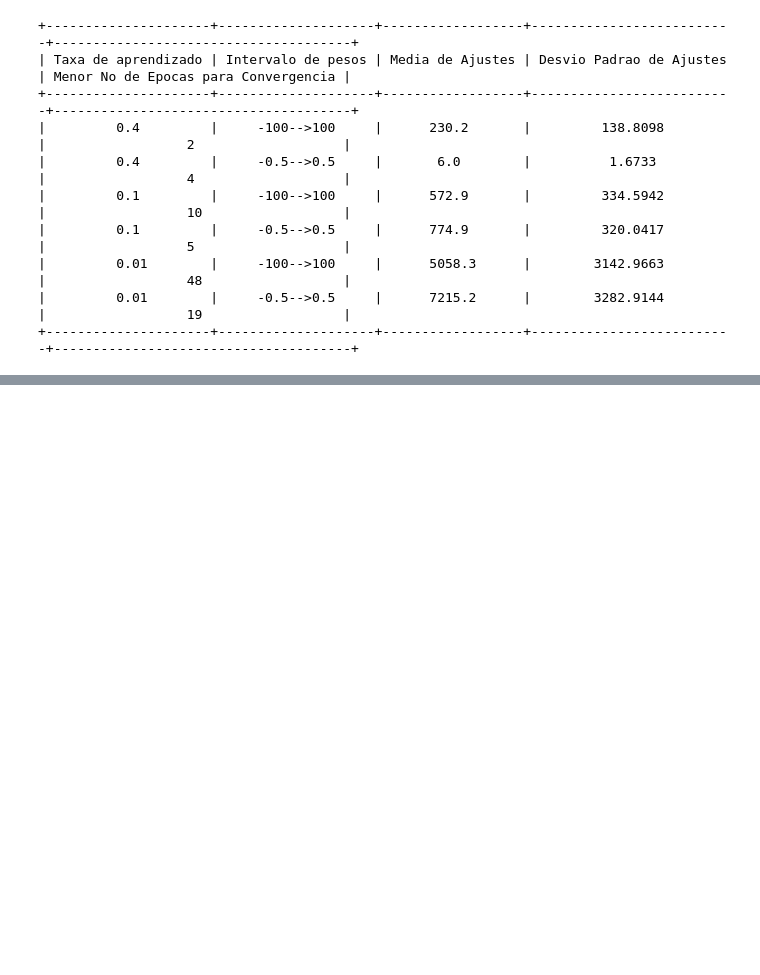
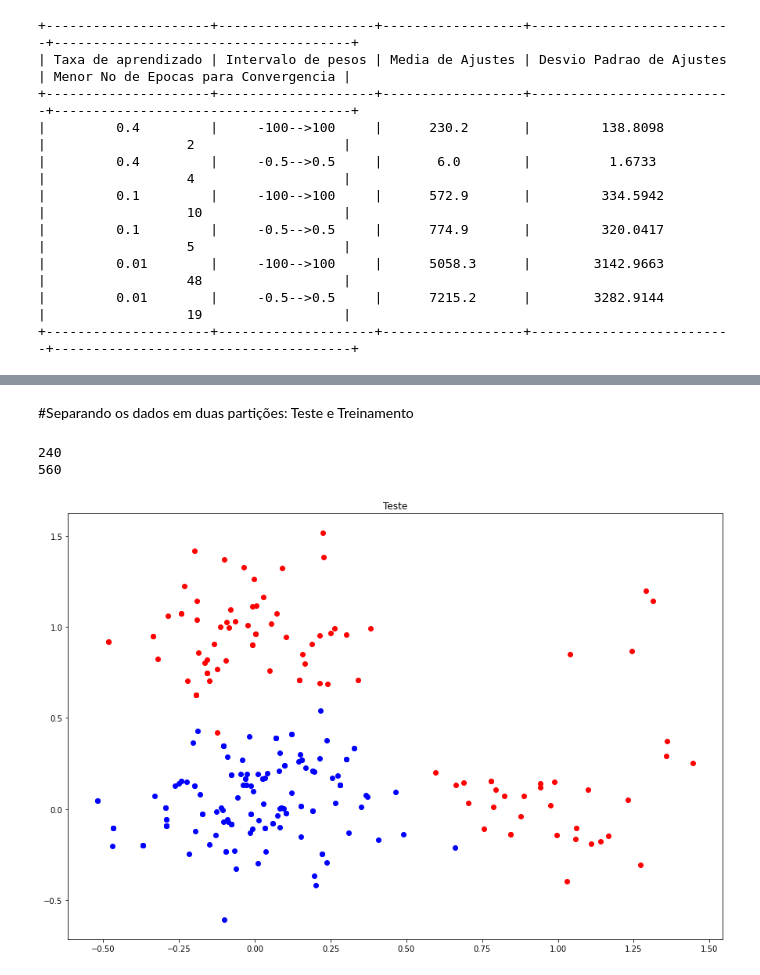
Before and after one commit to AllanHigorLP/Atividade_avaliativa-2.1-RNA, a Jupyter notebook: Atividade_2_1_RNA.ipynb, the cells around one changed output, grey strips where cells are left out. Saved outputs shown, nothing was run; the diff lists cells and outputs as text; code cells hidden in the pictures; blank space fills up the shorter version.

```diff
--- a/Atividade_2_1_RNA.ipynb
+++ b/Atividade_2_1_RNA.ipynb
@@ -862,0 +916,40 @@ print (x)
+# %% [markdown]
+#Separando os dados em duas partições: Teste e Treinamento
+# %%
+from sklearn.model_selection import train_test_split
+import numpy
+import random
+random.shuffle(dataHoldout)
+
+X = dataHoldout[: , :2]
+y = dataHoldout[:,2:]
+
+X_train = X[:int(len(X)*0.7)]
+X_test = X[int(len(X)*0.7):]
+
+y_train = y[:int(len(y)*0.7)]
+y_test = y[int(len(y)*0.7):]
+# %% [output]
+240
+560
+# %%
+x_classe0 = []
+y_classe0 = []
+x_classe1 = []
+y_classe1 = []
+
+plt.figure(figsize=(15,10))
+for example in x_train:
+    if example[2] == 0.0:
+        x_classe0.append(example[0])
+        y_classe0.append(example[1])
+    if example[2] == 1.0:
+        x_classe1.append(example[0])
+        y_classe1.append(example[1])
+plt.title('Teste')
+plt.scatter(x_classe0, y_classe0, color='r', label='0')
+plt.scatter(x_classe1, y_classe1, color='b', label='1')
+plt.plot()
+plt.show()
+# %% [output]
+[figure, added]
```
Also changed, not shown: parts of 13 cells of this notebook.
